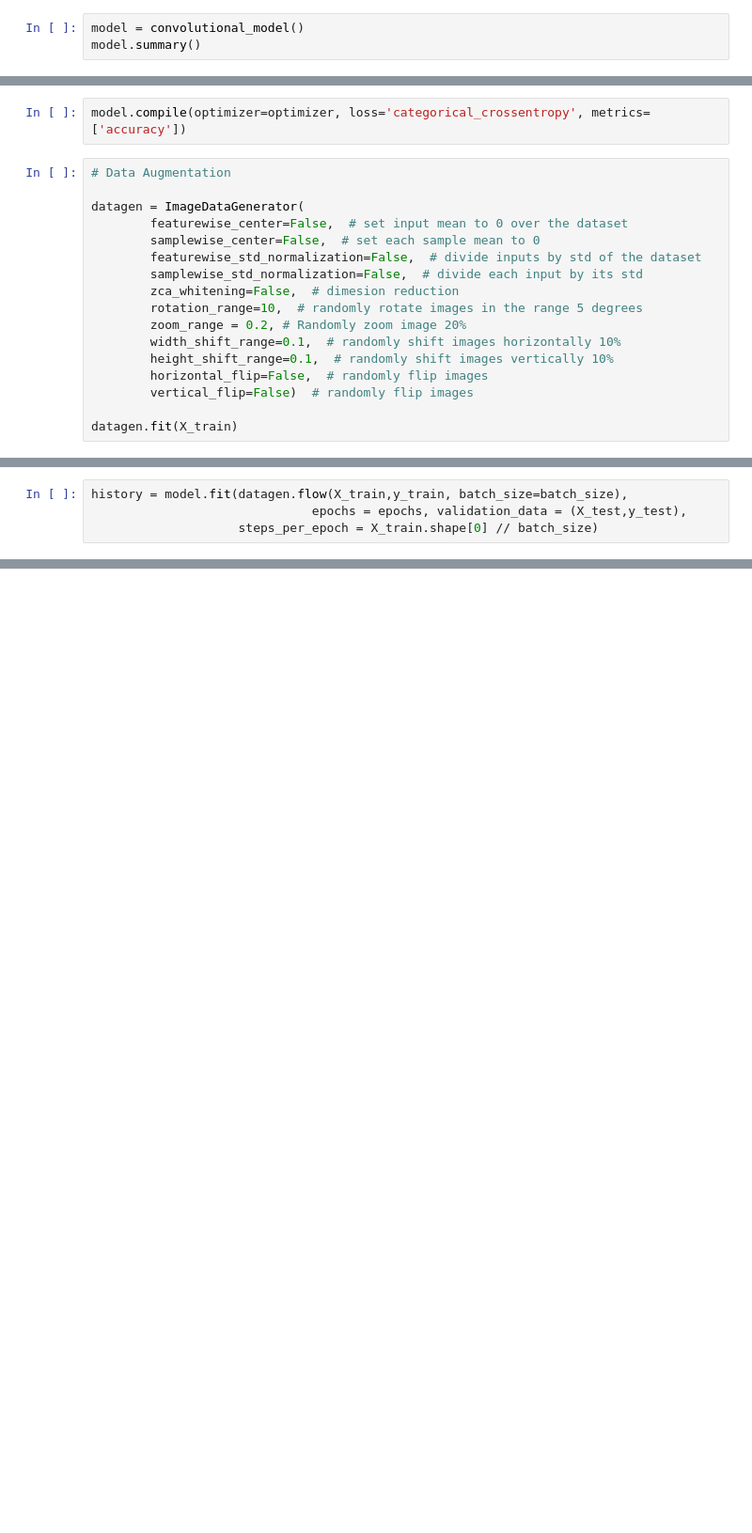
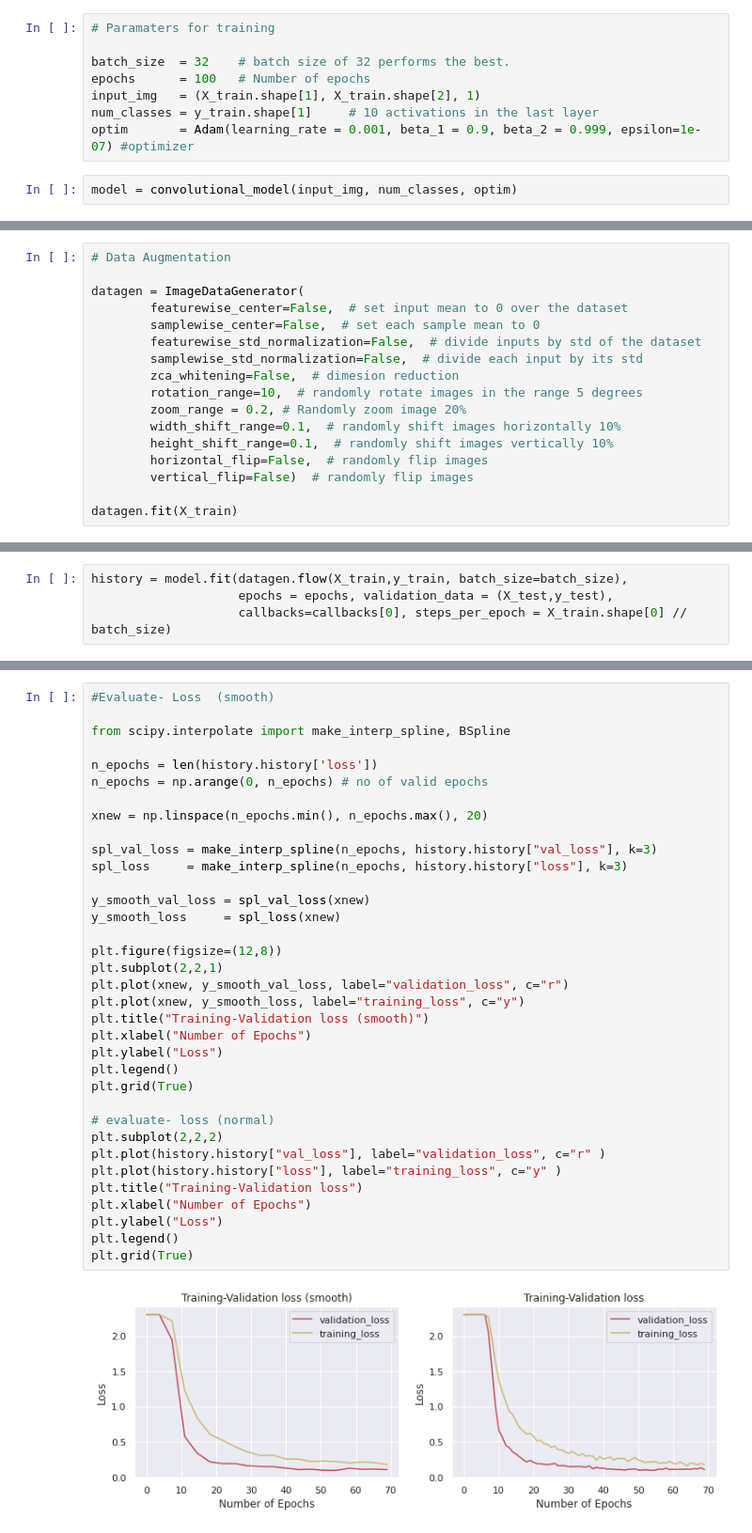
Before and after one commit to Austine316/Prediction_Sign_Language_Digits, a Jupyter notebook: SIgn_Language.ipynb, the cells around one changed output, grey strips where cells are left out. Shown at 94% size. Cells and saved outputs as stored; diff of their text form; blank space fills up the shorter version.

Commit message:
best_model

```diff
--- a/SIgn_Language.ipynb
+++ b/SIgn_Language.ipynb
@@ -165,4 +227,11 @@ def convolutional_model():
+# %%
+# Paramaters for training
+
+batch_size  = 32    # batch size of 32 performs the best.
+epochs      = 100   # Number of epochs
+input_img   = (X_train.shape[1], X_train.shape[2], 1)
+num_classes = y_train.shape[1]     # 10 activations in the last layer
+optim       = Adam(learning_rate = 0.001, beta_1 = 0.9, beta_2 = 0.999, epsilon=1e-07) #optimizer
 # %%
-model = convolutional_model()
-model.summary()
+model = convolutional_model(input_img, num_classes, optim)
 # %% [output]
@@ -192,5 +255,3 @@ optimizer = Adam(learning_rate = 0.001, beta_1 = 0.9, beta_2 = 0.999)
-# %%
-model.compile(optimizer=optimizer, loss='categorical_crossentropy', metrics=['accuracy'])
 # %%
 # Data Augmentation
 
@@ -216,5 +272,5 @@ batch_size = 32
 # %%
 history = model.fit(datagen.flow(X_train,y_train, batch_size=batch_size),
-                              epochs = epochs, validation_data = (X_test,y_test),
-                    steps_per_epoch = X_train.shape[0] // batch_size)
+                    epochs = epochs, validation_data = (X_test,y_test),
+                    callbacks=callbacks[0], steps_per_epoch = X_train.shape[0] // batch_size)
 # %% [output]
@@ -254,0 +294,37 @@ Validation loss of the model:  0.16021251678466797
+# %%
+#Evaluate- Loss  (smooth)
+
+from scipy.interpolate import make_interp_spline, BSpline
+
+n_epochs = len(history.history['loss'])
+n_epochs = np.arange(0, n_epochs) # no of valid epochs
+
+xnew = np.linspace(n_epochs.min(), n_epochs.max(), 20)
+
+spl_val_loss = make_interp_spline(n_epochs, history.history["val_loss"], k=3)
+spl_loss     = make_interp_spline(n_epochs, history.history["loss"], k=3)
+
+y_smooth_val_loss = spl_val_loss(xnew)
+y_smooth_loss     = spl_loss(xnew)
+
+plt.figure(figsize=(12,8))
+plt.subplot(2,2,1)
+plt.plot(xnew, y_smooth_val_loss, label="validation_loss", c="r")
+plt.plot(xnew, y_smooth_loss, label="training_loss", c="y")
+plt.title("Training-Validation loss (smooth)")
+plt.xlabel("Number of Epochs")
+plt.ylabel("Loss")
+plt.legend()
+plt.grid(True)
+
+# evaluate- loss (normal)
+plt.subplot(2,2,2)
+plt.plot(history.history["val_loss"], label="validation_loss", c="r" )
+plt.plot(history.history["loss"], label="training_loss", c="y" )
+plt.title("Training-Validation loss")
+plt.xlabel("Number of Epochs")
+plt.ylabel("Loss")
+plt.legend()
+plt.grid(True)
+# %% [output]
+[figure, added]
```
Also changed, not shown: parts of 35 cells of this notebook, 5 other files.
